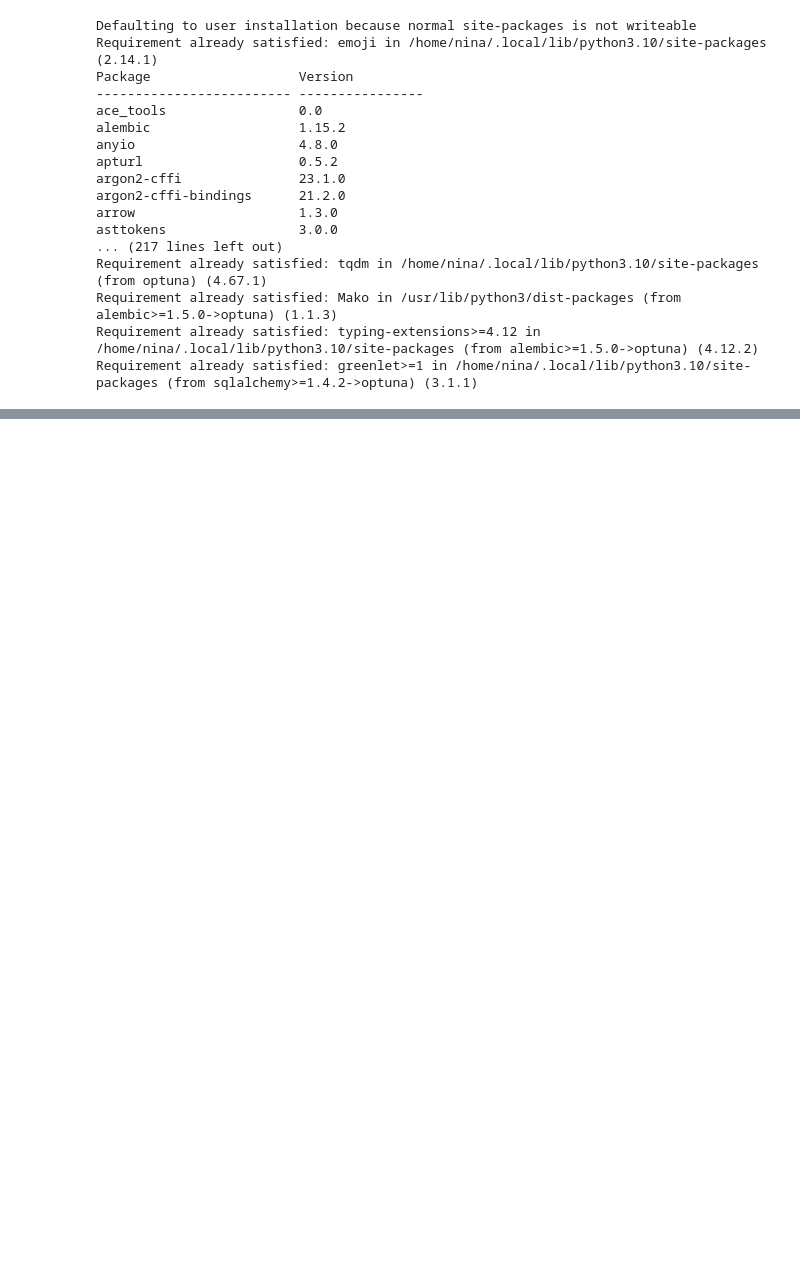
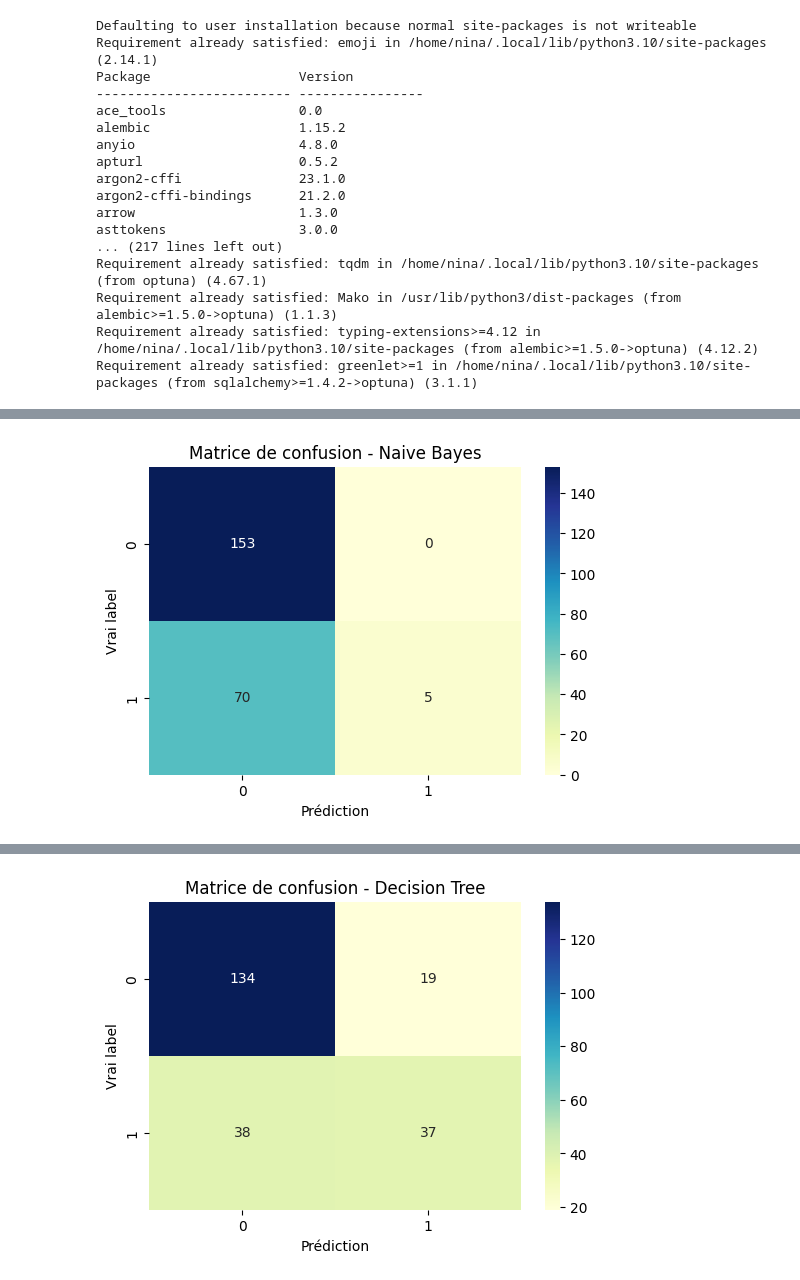
Before and after one commit to NinaShine/Machine_learning, a Jupyter notebook: Projet/optuna-test.ipynb, the cells around one changed output, grey strips where cells are left out. Saved outputs shown, nothing was run; the diff lists cells and outputs as text; code cells hidden in the pictures; blank space fills up the shorter version.

Commit message:
test de base avce données équilibrée

```diff
--- a/Projet/optuna-test.ipynb
+++ b/Projet/optuna-test.ipynb
@@ -54,7 +54,11 @@ Requirement already satisfied: Mako in /usr/lib/python3/dist-packages (from alem
 Requirement already satisfied: typing-extensions>=4.12 in /home/nina/.local/lib/python3.10/site-packages (from alembic>=1.5.0->optuna) (4.12.2)
 Requirement already satisfied: greenlet>=1 in /home/nina/.local/lib/python3.10/site-packages (from sqlalchemy>=1.4.2->optuna) (3.1.1)
 # %%
-df=pd.read_csv('scitweets_balanced.tsv', sep='\t')
+# =============================================================================
+# 1. Chargement des données, prétraitement et vectorisation (TF-IDF)
+# =============================================================================
+
+df=pd.read_csv('scitweets_export.tsv', sep='\t')
 display (df.head())
 
 # Vérifier la présence de valeurs manquantes et les supprimer si nécessaire
@@ -77,5 +81,11 @@ tfidf_df = pd.DataFrame(X_tfidf.toarray(), columns=vectorizer.get_feature_names_
 # Afficher un extrait de la matrice TF-IDF
 print("Aperçu de la matrice TF-IDF (5 premières lignes) :")
 display(tfidf_df.head())  # Utilisation de display() pour bien formater l'affichage dans Jupyter
+
+
+
+# (80% entraînement, 20% test)
+X_train, X_test, y_train, y_test = train_test_split(X_tfidf, df['science_related'], test_size=0.2, random_state=42, stratify=df['science_related'])
+#print(X_test)
 # %% [output]
 |  | Unnamed: 0 | tweet_id | text | science_related | scientific_claim | scientific_reference | ... |
@@ -95,0 +106,66 @@ Aperçu de la matrice TF-IDF (5 premières lignes) :
+# %%
+# =============================================================================
+# 2. Évaluation de base des modèles de classification
+# =============================================================================
+
+# Import des classifieurs
+from sklearn.naive_bayes import MultinomialNB
+from sklearn.tree import DecisionTreeClassifier
+from sklearn.svm import LinearSVC
+from sklearn.neighbors import KNeighborsClassifier
+from sklearn.ensemble import RandomForestClassifier
+from xgboost import XGBClassifier
+from sklearn.neural_network import MLPClassifier
+
+# Fonction de tracé de la matrice de confusion
+def plot_confusion_matrix(y_true, y_pred, labels, title):
+    cm = confusion_matrix(y_true, y_pred, labels=labels)
+    plt.figure(figsize=(6, 4))
+    sns.heatmap(cm, annot=True, fmt='d', xticklabels=labels, yticklabels=labels, cmap="YlGnBu")
+    plt.xlabel("Prédiction")
+    plt.ylabel("Vrai label")
+    plt.title(f"Matrice de confusion - {title}")
+    plt.show()
+
+# Dictionnaire des modèles de base
+models = {
+    "Naive Bayes": MultinomialNB(),
+    "Decision Tree": DecisionTreeClassifier(),
+    "SVM": LinearSVC(max_iter=10000),
+    "K-NN": KNeighborsClassifier(),
+    "Random Forest": RandomForestClassifier(),
+    "XGBoost": XGBClassifier(use_label_encoder=False, eval_metric='logloss'),
+    "Neural Network - MLP": MLPClassifier(max_iter=500)
+}
+
+results = []
+
+print("\n======== Évaluation de base des modèles ========")
+for name, model in models.items():
+    print(f"\n🔍 {name}")
+    model.fit(X_train, y_train)
+    y_pred = model.predict(X_test)
+
+    acc = accuracy_score(y_test, y_pred)
+    results.append((name, acc))
+
+    print(f"✅ Accuracy: {acc:.4f}")
+    print("📄 Classification Report:")
+    print(classification_report(y_test, y_pred, digits=4))
+
+    # Pour tracer la matrice de confusion, on récupère l'ensemble des labels présents
+    plot_confusion_matrix(y_test, y_pred, labels=np.unique(y), title=name)
+
+# Comparaison graphique des performances
+results_df = pd.DataFrame(results, columns=["Modèle", "Accuracy"])
+results_df = results_df.sort_values("Accuracy", ascending=False)
+
+plt.figure(figsize=(10, 6))
+sns.barplot(data=results_df, x="Accuracy", y="Modèle", palette="mako")
+plt.title("Comparaison des performances des modèles (Accuracy)")
+plt.xlabel("Accuracy")
+plt.ylabel("Modèle")
+plt.xlim(0, 1)
+plt.grid(axis='x', linestyle='--', alpha=0.7)
+plt.show()
+# %% [output]
@@ -95,0 +185 @@ Aperçu de la matrice TF-IDF (5 premières lignes) :
+[figure, added]
@@ -95,0 +197 @@ Aperçu de la matrice TF-IDF (5 premières lignes) :
+[figure, added]
```
Also changed, not shown: parts of 2 cells of this notebook.
